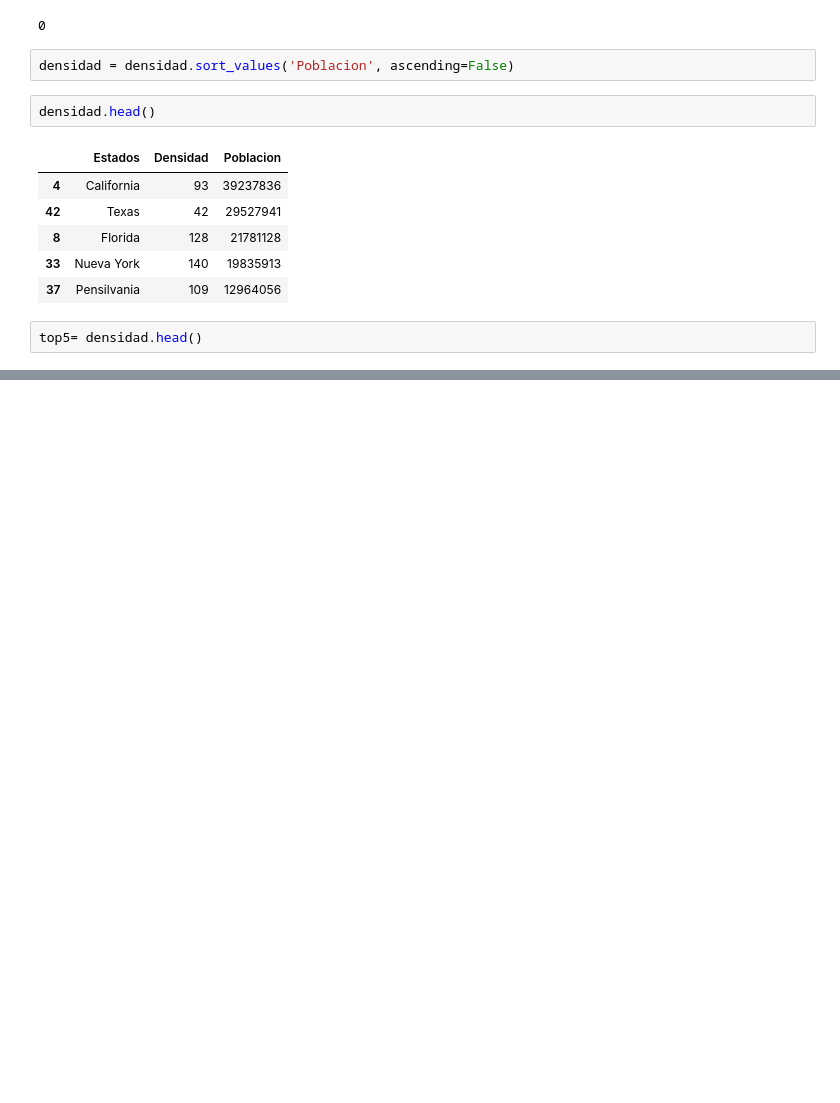
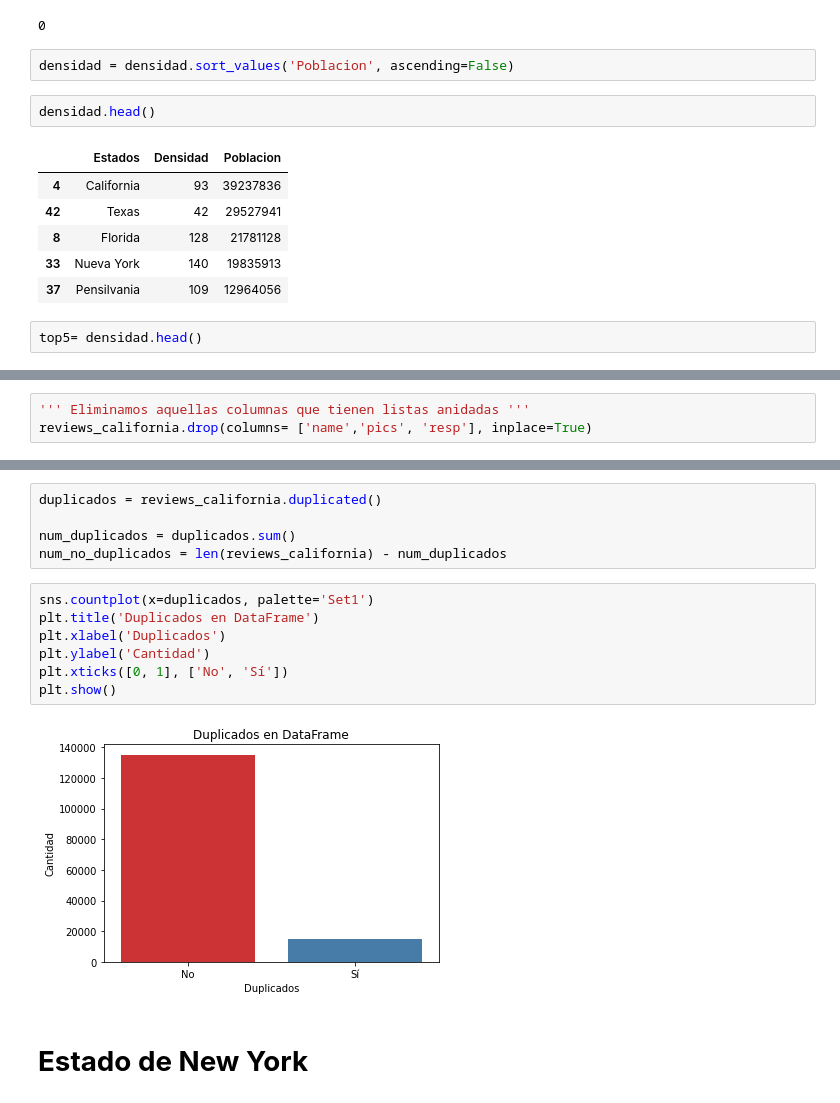
Before and after one commit to GastonOrphant/PG-YELP-GOOGLE-MAPS, a Jupyter notebook: EDA.ipynb, the cells around one changed output, grey strips where cells are left out. Saved outputs shown, nothing was run; the diff lists cells and outputs as text; blank space fills up the shorter version.

```diff
--- a/EDA.ipynb
+++ b/EDA.ipynb
@@ -67,0 +239,3 @@ plt.show()
+# %%
+''' Eliminamos aquellas columnas que tienen listas anidadas '''
+reviews_california.drop(columns= ['name','pics', 'resp'], inplace=True)
@@ -67,0 +247,16 @@ plt.show()
+# %%
+duplicados = reviews_california.duplicated()
+
+num_duplicados = duplicados.sum()
+num_no_duplicados = len(reviews_california) - num_duplicados
+# %%
+sns.countplot(x=duplicados, palette='Set1')
+plt.title('Duplicados en DataFrame')
+plt.xlabel('Duplicados')
+plt.ylabel('Cantidad')
+plt.xticks([0, 1], ['No', 'Sí'])
+plt.show()
+# %% [output]
+[figure, added]
+# %% [markdown]
+# **Estado de New York**
```
Also changed, not shown: parts of 153 cells of this notebook.
